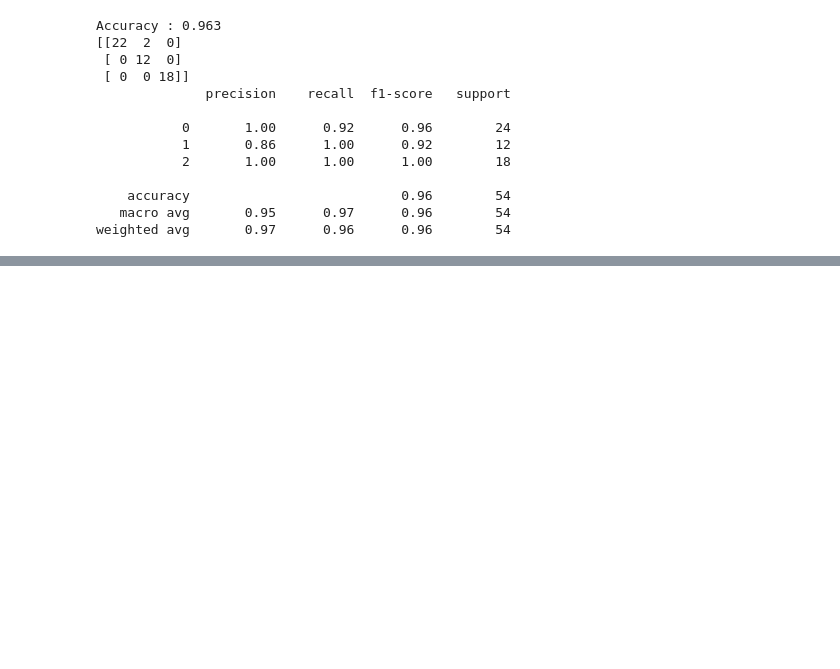
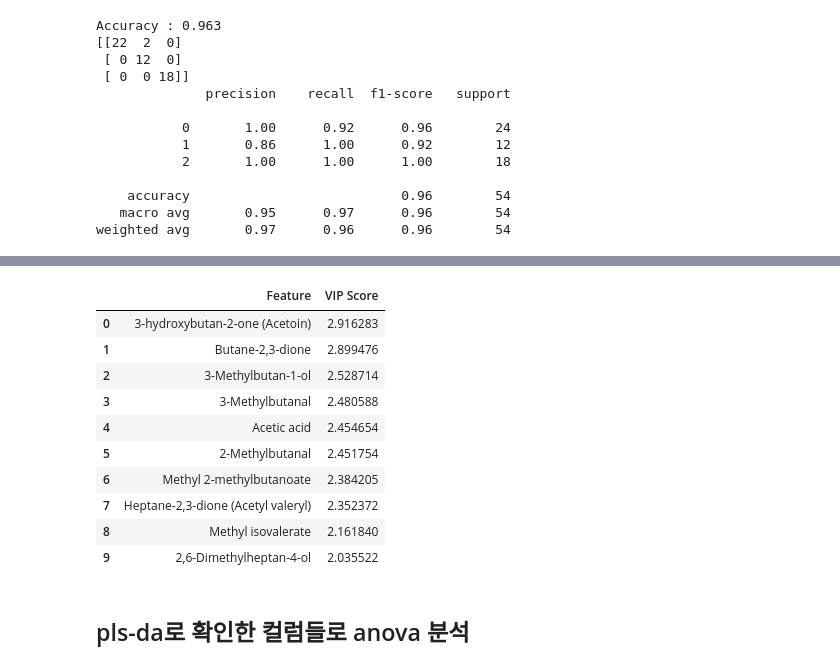
Before and after one commit to cosmos17/2025_STLab, a Jupyter notebook: Flavor/01_Volatile.ipynb, the cells around one changed output, grey strips where cells are left out. Cells and saved outputs as stored; diff of their text form; code cells hidden in the pictures; blank space fills up the shorter version.

```diff
--- a/Flavor/01_Volatile.ipynb
+++ b/Flavor/01_Volatile.ipynb
@@ -600,0 +620,17 @@ print("개별 CV accuracy:", np.round(scores, 4))
+# %%
+pls_vip4 = pls_vip_df(calculate_vip(pls_model4, is_binary_class=False), x4.columns)
+pls_vip4.head(10)
+# %% [output]
+|  | Feature | VIP Score |
+| 0 | 3-hydroxybutan-2-one (Acetoin) | 2.916283 |
+| 1 | Butane-2,3-dione | 2.899476 |
+| 2 | 3-Methylbutan-1-ol | 2.528714 |
+| 3 | 3-Methylbutanal | 2.480588 |
+| 4 | Acetic acid | 2.454654 |
+| 5 | 2-Methylbutanal | 2.451754 |
+| 6 | Methyl 2-methylbutanoate | 2.384205 |
+| 7 | Heptane-2,3-dione (Acetyl valeryl) | 2.352372 |
+| 8 | Methyl isovalerate | 2.161840 |
+| 9 | 2,6-Dimethylheptan-4-ol | 2.035522 |
+# %% [markdown]
+## pls-da로 확인한 컬럼들로 anova 분석
```
Also changed, not shown: parts of 17 cells of this notebook, 2 other files.
